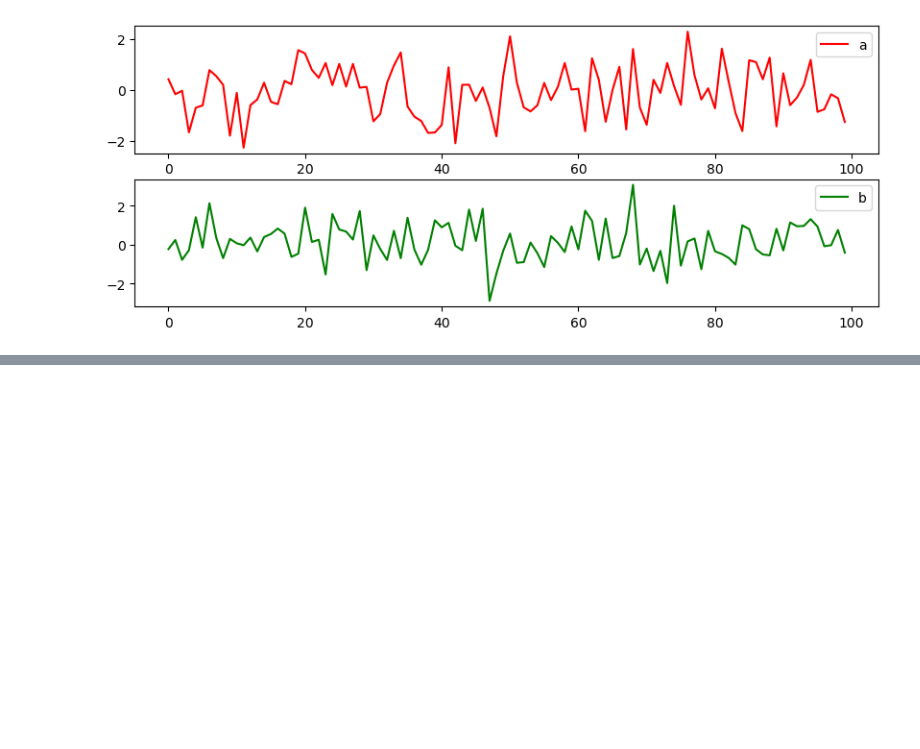
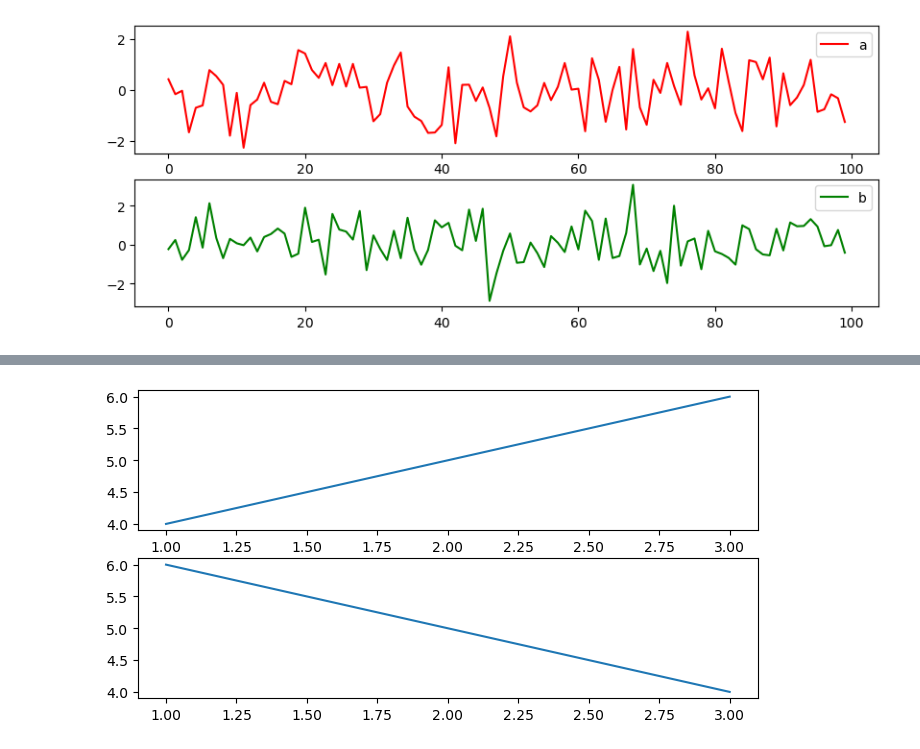
Before and after one commit to maxfil333/shared, a Jupyter notebook: matplot_notes.ipynb, the cells around one changed output, grey strips where cells are left out. Saved outputs shown, nothing was run; the diff lists cells and outputs as text; code cells hidden in the pictures; blank space fills up the shorter version.

```diff
--- a/matplot_notes.ipynb
+++ b/matplot_notes.ipynb
@@ -259,0 +298,11 @@ plt.show()
+# %%
+# plt.subplots()
+# Назначение: Создает фигуру и сразу возвращает массив объектов Axes для заданной сетки.
+# Синтаксис: fig, axes = plt.subplots(nrows, ncols, **kwargs).
+
+fig, (ax1, ax2) = plt.subplots(2, 1, figsize=(8, 4))
+ax1.plot([1, 2, 3], [4, 5, 6])
+ax2.plot([1, 2, 3], [6, 5, 4])
+plt.show()
+# %% [output]
+[figure, added]
```
Also changed, not shown: parts of 33 cells of this notebook.
